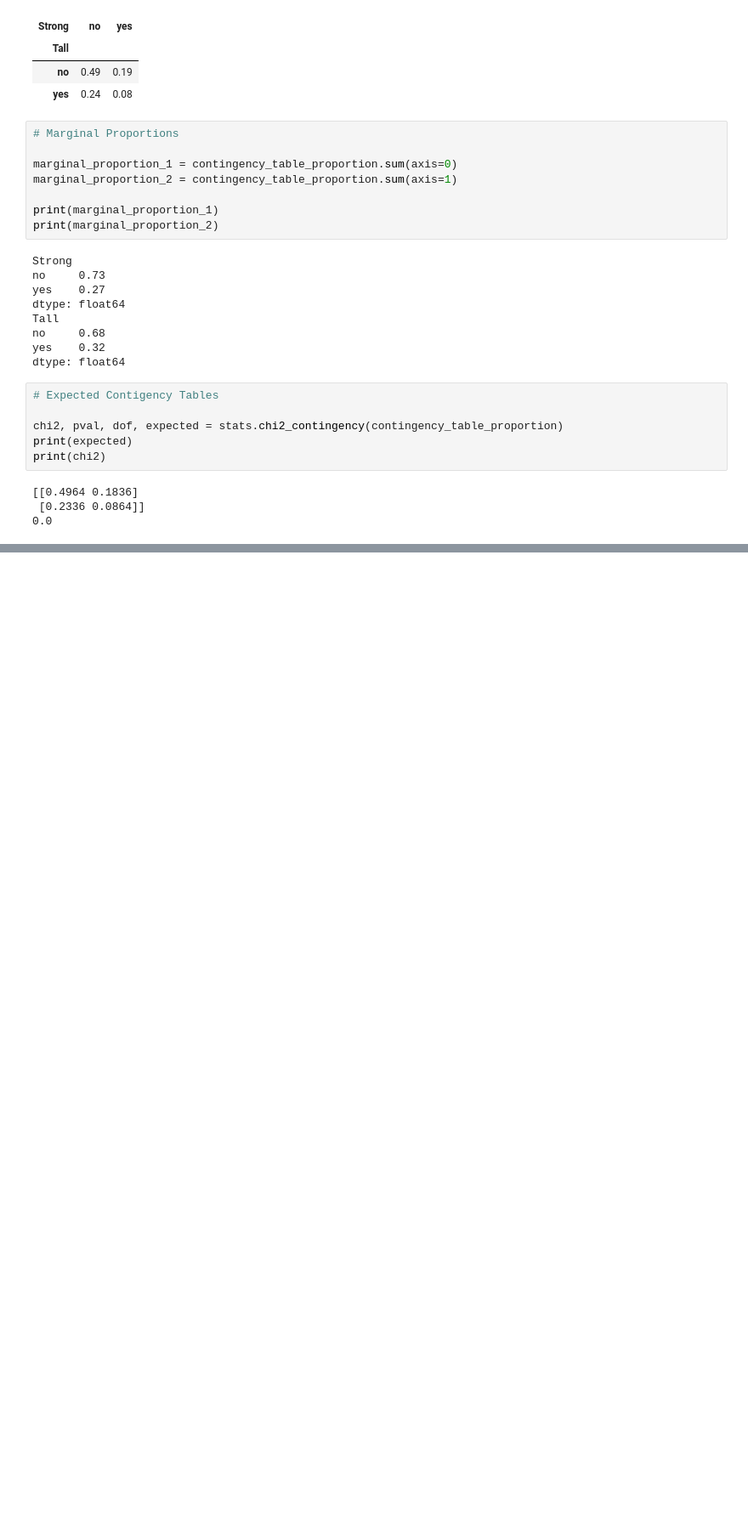
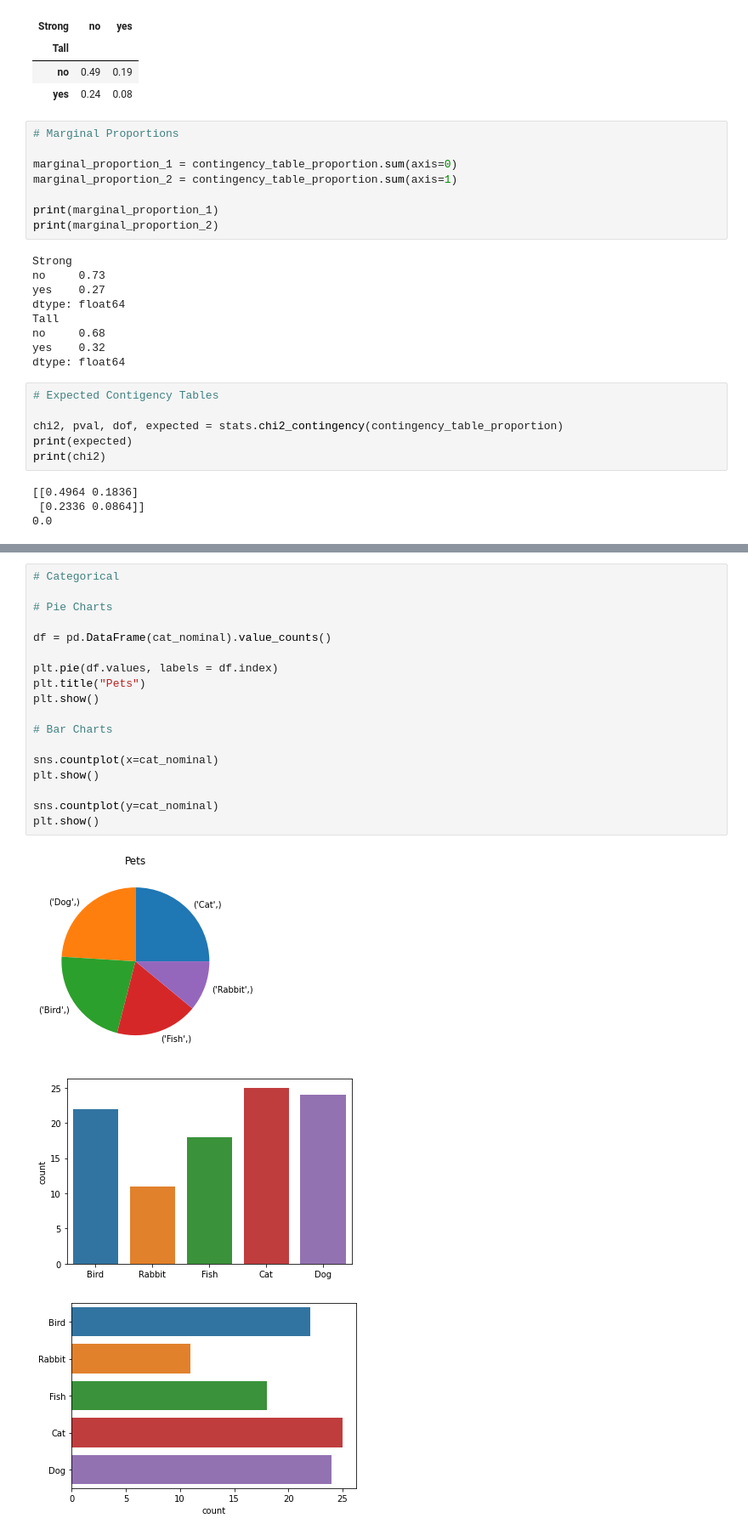
Before and after one commit to Ryan-Ashton/stats_notes, a Jupyter notebook: statistics notes.ipynb, the cells around one changed output, grey strips where cells are left out. Shown: that part at 85% size. Saved outputs shown, nothing was run; the diff lists cells and outputs as text; blank space fills up the shorter version.

```diff
--- a/statistics notes.ipynb
+++ b/statistics notes.ipynb
@@ -593 +621,23 @@ print(chi2)
+# %%
+# Categorical
+
+# Pie Charts
+
+df = pd.DataFrame(cat_nominal).value_counts()
+
+plt.pie(df.values, labels = df.index)
+plt.title("Pets")
+plt.show()
+
+# Bar Charts
+
+sns.countplot(x=cat_nominal)
+plt.show()
+
+sns.countplot(y=cat_nominal)
+plt.show()
+# %% [output]
+[figure, added]
+[figure, added]
+[figure, added]
 # %% [markdown]
```
Also changed, not shown: parts of 28 cells of this notebook.
